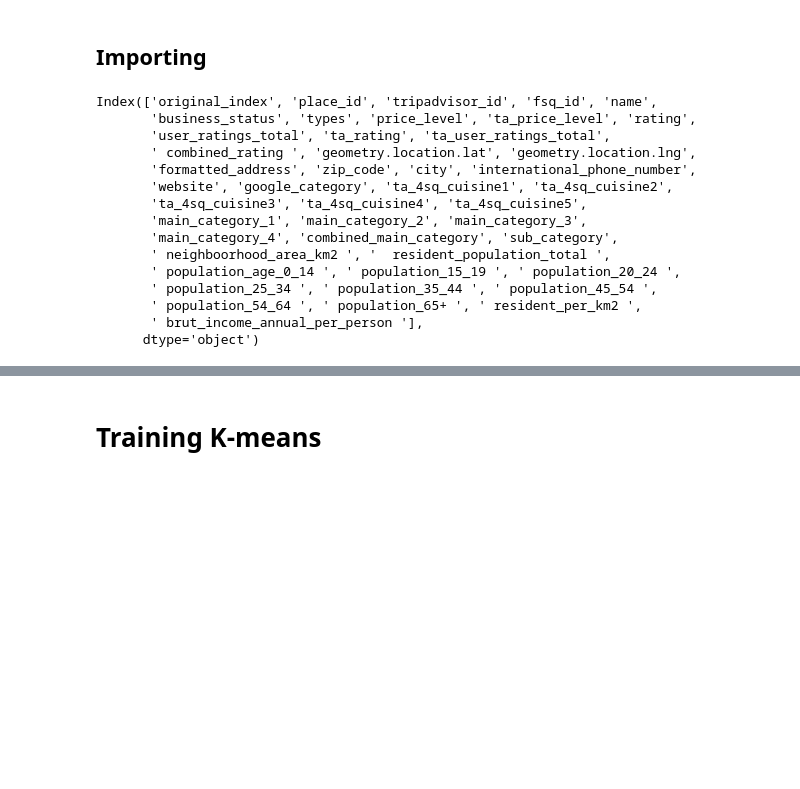
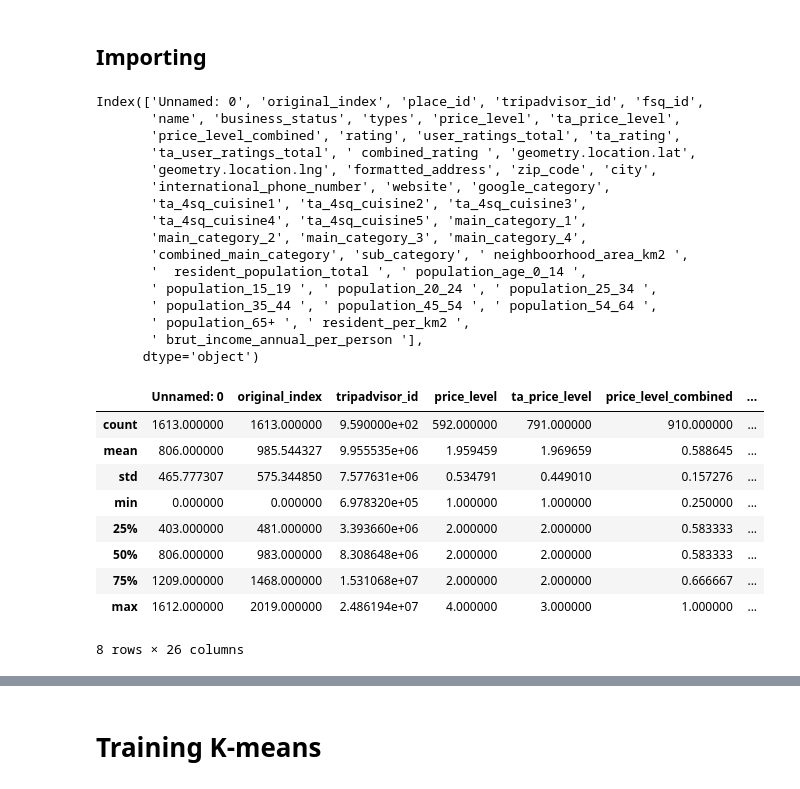
Before and after one commit to burakonurlu/best_restaurant_location, a Jupyter notebook: notebooks/K-means.ipynb, the cells around one changed output, grey strips where cells are left out. Saved outputs shown, nothing was run; the diff lists cells and outputs as text; code cells hidden in the pictures; blank space fills up the shorter version.

```diff
--- a/notebooks/K-means.ipynb
+++ b/notebooks/K-means.ipynb
@@ -7,20 +7,34 @@ from sklearn.neighbors import KNeighborsClassifier
 from sklearn.preprocessing import MinMaxScaler
 # %%
-df = pd.read_csv('../raw_data/raw_data_combined_v1.06.csv', encoding='utf-8-sig')
+df = pd.read_csv('../raw_data/raw_data_combined_v1.07.csv', encoding='utf-8-sig')
 df.columns
 # %% [output]
-Index(['original_index', 'place_id', 'tripadvisor_id', 'fsq_id', 'name',
-       'business_status', 'types', 'price_level', 'ta_price_level', 'rating',
-       'user_ratings_total', 'ta_rating', 'ta_user_ratings_total',
-       ' combined_rating ', 'geometry.location.lat', 'geometry.location.lng',
-       'formatted_address', 'zip_code', 'city', 'international_phone_number',
-       'website', 'google_category', 'ta_4sq_cuisine1', 'ta_4sq_cuisine2',
-       'ta_4sq_cuisine3', 'ta_4sq_cuisine4', 'ta_4sq_cuisine5',
-       'main_category_1', 'main_category_2', 'main_category_3',
-       'main_category_4', 'combined_main_category', 'sub_category',
-       ' neighboorhood_area_km2 ', '  resident_population_total ',
-       ' population_age_0_14 ', ' population_15_19 ', ' population_20_24 ',
-       ' population_25_34 ', ' population_35_44 ', ' population_45_54 ',
-       ' population_54_64 ', ' population_65+ ', ' resident_per_km2 ',
+Index(['Unnamed: 0', 'original_index', 'place_id', 'tripadvisor_id', 'fsq_id',
+       'name', 'business_status', 'types', 'price_level', 'ta_price_level',
+       'price_level_combined', 'rating', 'user_ratings_total', 'ta_rating',
+       'ta_user_ratings_total', ' combined_rating ', 'geometry.location.lat',
+       'geometry.location.lng', 'formatted_address', 'zip_code', 'city',
+       'international_phone_number', 'website', 'google_category',
+       'ta_4sq_cuisine1', 'ta_4sq_cuisine2', 'ta_4sq_cuisine3',
+       'ta_4sq_cuisine4', 'ta_4sq_cuisine5', 'main_category_1',
+       'main_category_2', 'main_category_3', 'main_category_4',
+       'combined_main_category', 'sub_category', ' neighboorhood_area_km2 ',
+       '  resident_population_total ', ' population_age_0_14 ',
+       ' population_15_19 ', ' population_20_24 ', ' population_25_34 ',
+       ' population_35_44 ', ' population_45_54 ', ' population_54_64 ',
+       ' population_65+ ', ' resident_per_km2 ',
        ' brut_income_annual_per_person '],
       dtype='object')
+# %%
+df.describe()
+# %% [output]
+|  | Unnamed: 0 | original_index | tripadvisor_id | price_level | ta_price_level | price_level_combined | ... |
+| count | 1613.000000 | 1613.000000 | 9.590000e+02 | 592.000000 | 791.000000 | 910.000000 | ... |
+| mean | 806.000000 | 985.544327 | 9.955535e+06 | 1.959459 | 1.969659 | 0.588645 | ... |
+| std | 465.777307 | 575.344850 | 7.577631e+06 | 0.534791 | 0.449010 | 0.157276 | ... |
+| min | 0.000000 | 0.000000 | 6.978320e+05 | 1.000000 | 1.000000 | 0.250000 | ... |
+| 25% | 403.000000 | 481.000000 | 3.393660e+06 | 2.000000 | 2.000000 | 0.583333 | ... |
+| 50% | 806.000000 | 983.000000 | 8.308648e+06 | 2.000000 | 2.000000 | 0.583333 | ... |
+| 75% | 1209.000000 | 1468.000000 | 1.531068e+07 | 2.000000 | 2.000000 | 0.666667 | ... |
+| max | 1612.000000 | 2019.000000 | 2.486194e+07 | 4.000000 | 3.000000 | 1.000000 | ... |
+8 rows × 26 columns
```
Also changed, not shown: parts of 33 cells of this notebook.
